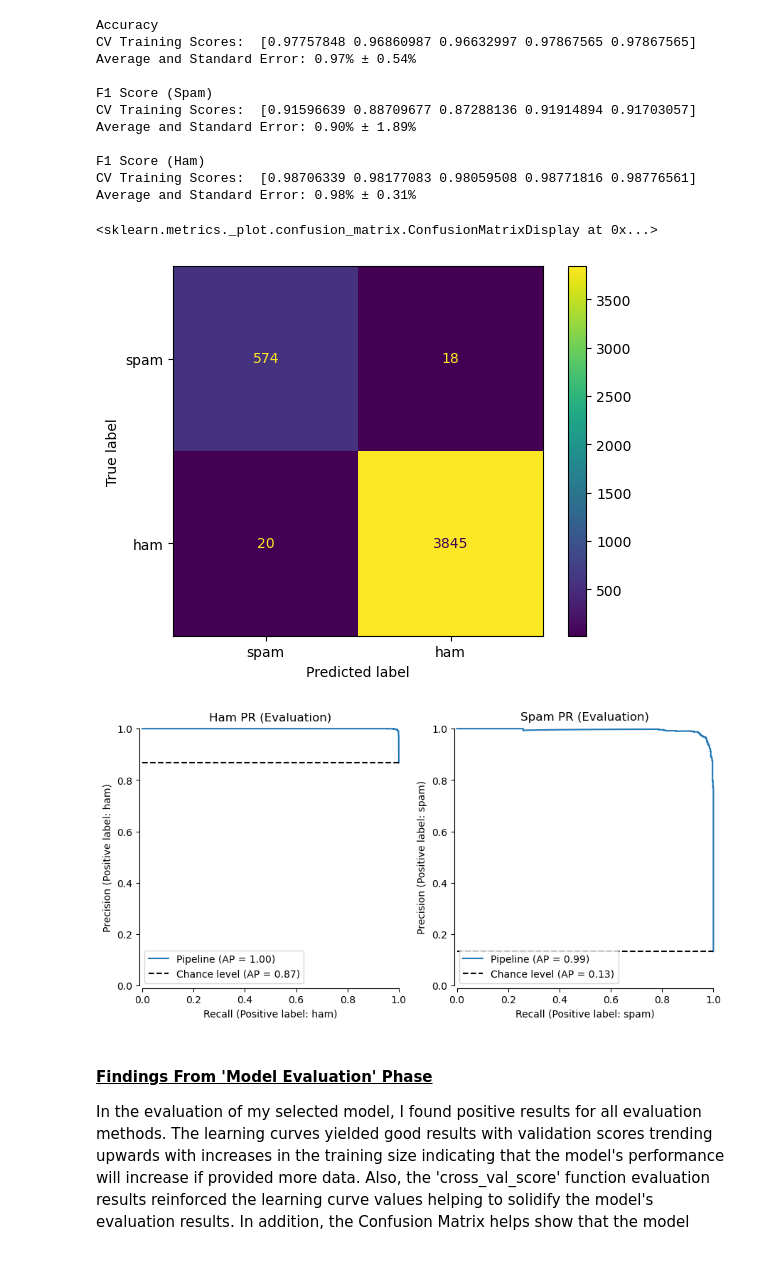
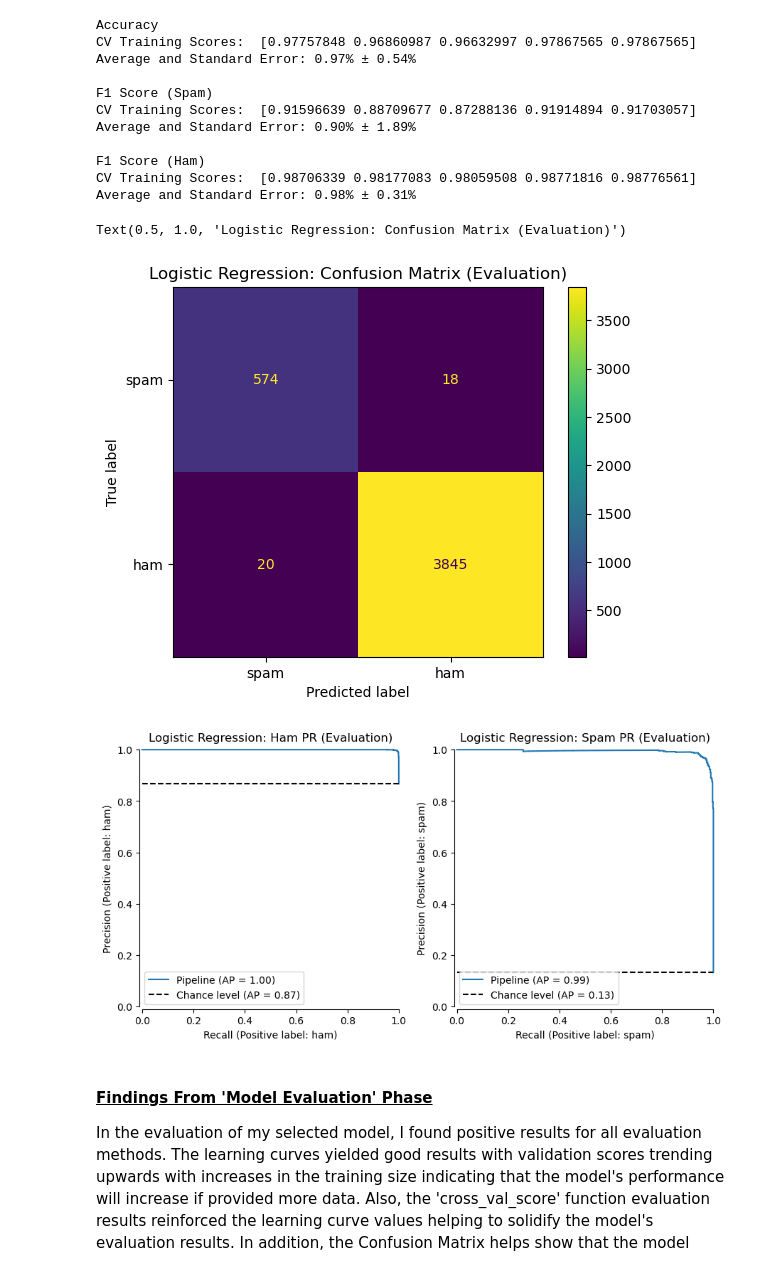
Before and after one commit to J-M-Bell/SpamClassifier, a Jupyter notebook: LogisticSpamClassifierModel.ipynb, the cells around one changed output. Saved outputs shown, nothing was run; the diff lists cells and outputs as text; code cells hidden in the pictures.

Commit message:
LogisticSpamClassifierModel - title changes

```diff
--- a/LogisticSpamClassifierModel.ipynb
+++ b/LogisticSpamClassifierModel.ipynb
@@ -160,23 +160,24 @@ CV Training Scores:  [0.98706339 0.98177083 0.98059508 0.98771816 0.98776561]
 Average and Standard Error: 0.98% ± 0.31%
 # %%
 #Training Confusion Matrix
-ConfusionMatrixDisplay.from_estimator(log_model, X_train, y_train, labels=['spam', 'ham'])
+disp = ConfusionMatrixDisplay.from_estimator(log_model, X_train, y_train, labels=['spam', 'ham'])
+disp.ax_.set_title("Logistic Regression: Confusion Matrix (Evaluation)")
 # %% [output]
-<sklearn.metrics._plot.confusion_matrix.ConfusionMatrixDisplay at 0x...>
+Text(0.5, 1.0, 'Logistic Regression: Confusion Matrix (Evaluation)')
-[figure, old version]
+[figure, new version]
 # %%
 fig, axs = plt.subplots(1, 2, figsize=(9, 9))
 axs = axs.flatten()
 count = 0
 for label in train_labels:
     disp = PrecisionRecallDisplay.from_estimator(log_model, X_train, y_train, ax=axs[count], pos_label=label, plot_chance_level=True, despine=True)
-    disp.ax_.set_title(f"{label.capitalize()} PR (Evaluation)")
+    disp.ax_.set_title(f"Logistic Regression: {label.title()} PR (Evaluation)")
     count += 1
 
 plt.tight_layout()
 plt.show()
 # %% [output]
-[figure, old version]
+[figure, new version]
 # %% [markdown]
 <h4><strong><u>Findings From 'Model Evaluation' Phase</u></strong></h4>
 In the evaluation of my selected model, I found positive results for all evaluation methods. The learning curves yielded good results with validation scores trending upwards with increases in the training size indicating that the model's performance will increase if provided more data. Also, the 'cross_val_score' function evaluation results reinforced the learning curve values helping to solidify the model's evaluation results. In addition, the Confusion Matrix helps show that the model performed well on the training data with minimal False Negatives and False Positives. Finally, The Precision-Recall plots displays a good curve that moves to the top-right corner of the plot indicating a good classifier model. As a result, I will move forward with this model to the 'Model Testing' section.
```
